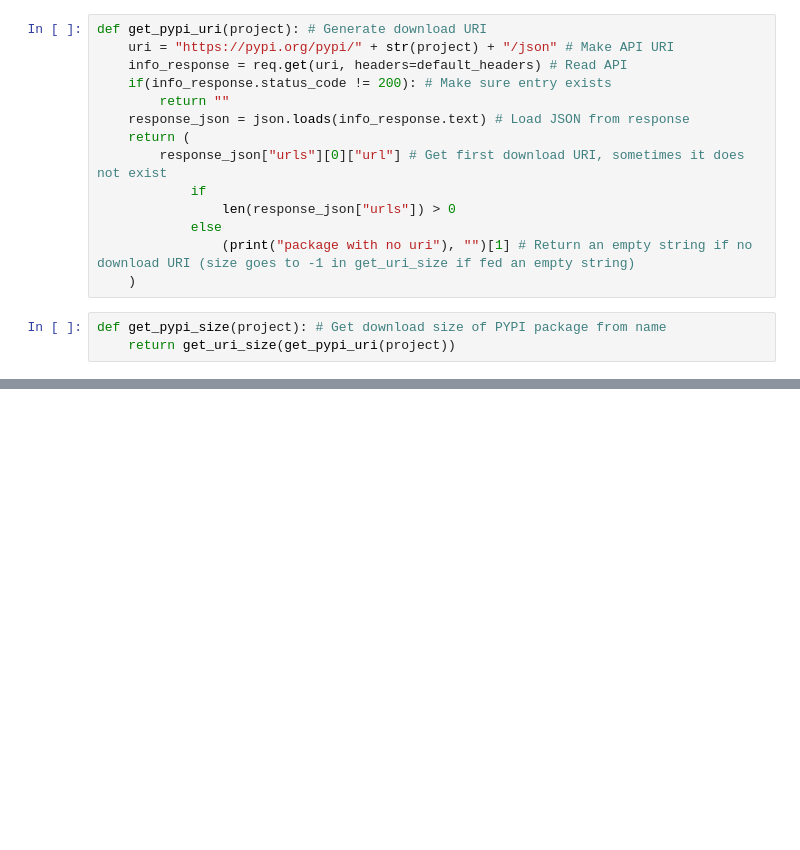
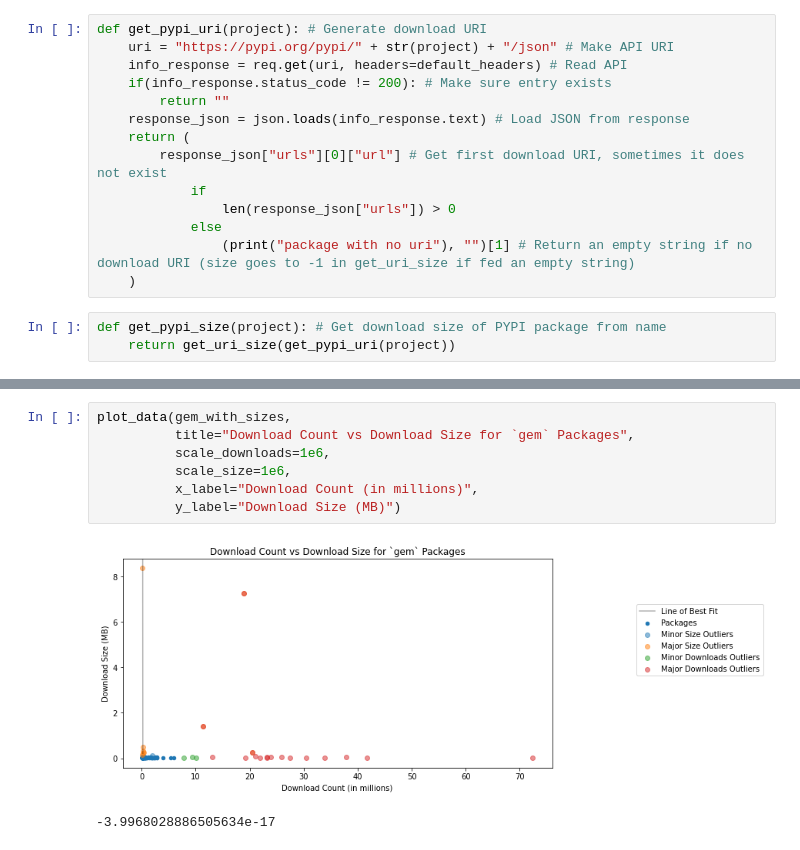
Before and after one commit to stassinopoulosari/cogs9_package_manager_analysis, a Jupyter notebook: cogs9_package_data_analysis.ipynb, the cells around one changed output, grey strips where cells are left out. Cells and saved outputs as stored; diff of their text form; blank space fills up the shorter version.

```diff
--- a/cogs9_package_data_analysis.ipynb
+++ b/cogs9_package_data_analysis.ipynb
@@ -194,0 +349,10 @@ pypi_with_sizes
+# %%
+plot_data(gem_with_sizes,
+          title="Download Count vs Download Size for `gem` Packages",
+          scale_downloads=1e6,
+          scale_size=1e6,
+          x_label="Download Count (in millions)",
+          y_label="Download Size (MB)")
+# %% [output]
+[figure, added]
+-3.9968028886505634e-17
```
Also changed, not shown: parts of 10 cells of this notebook, 3 other files.
